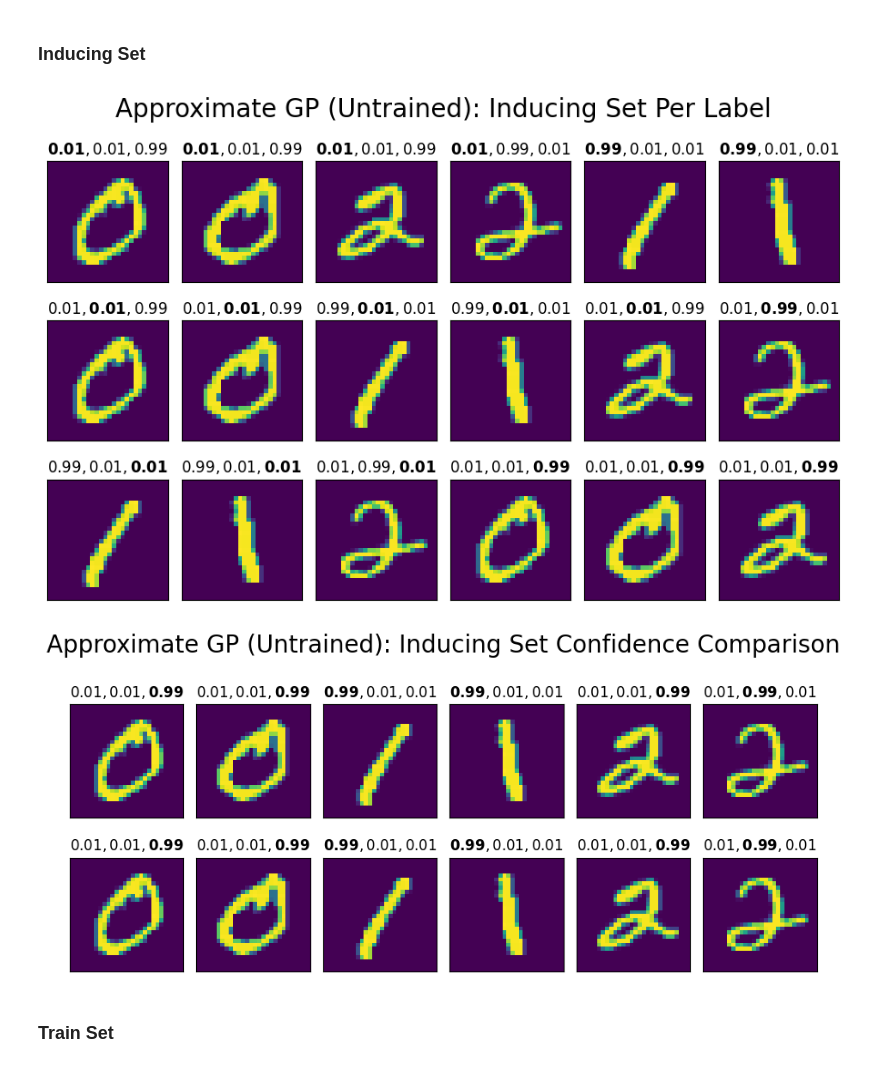
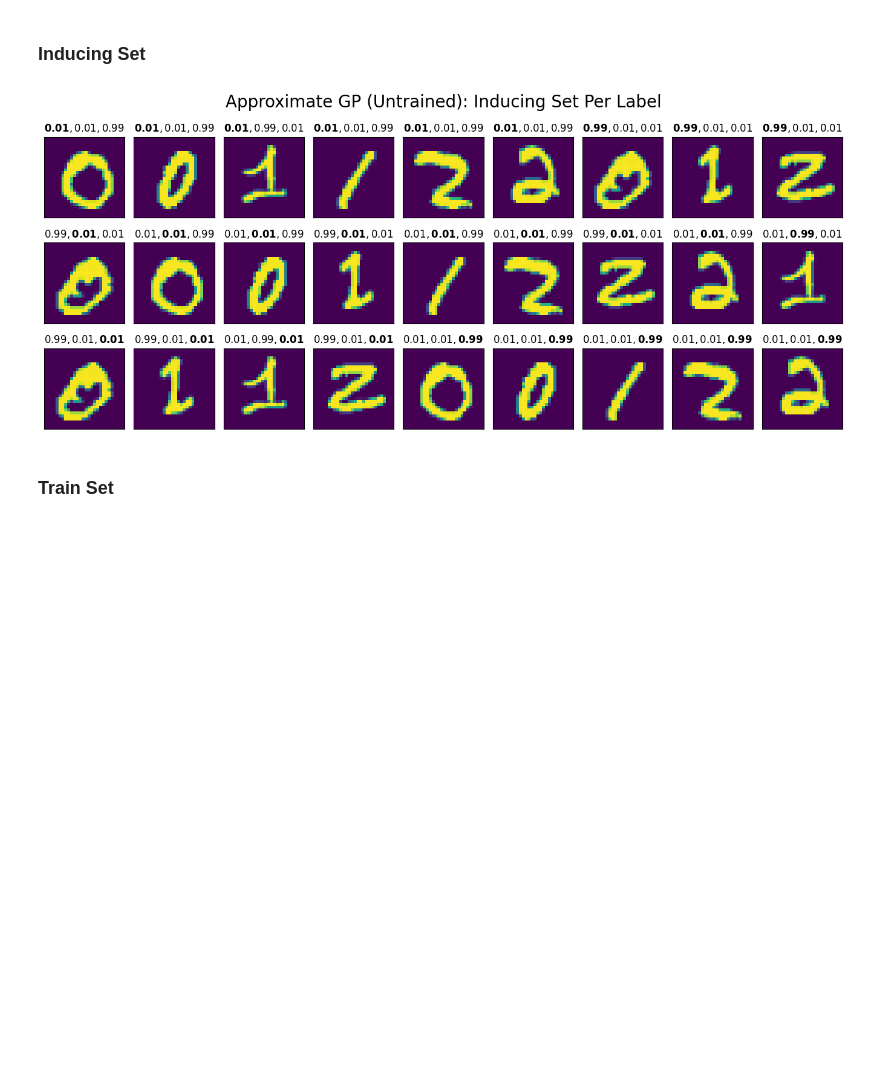
Before and after one commit to jswu18/gvi-gaussian-process, a Jupyter notebook: notebooks/classification-conv-nngp-toy-example.ipynb, the cells around one changed output. Cells and saved outputs as stored; diff of their text form; code cells hidden in the pictures; blank space fills up the shorter version.

Commit message:
add checkpoint distinguishing distinct mean classification models

```diff
--- a/notebooks/classification-conv-nngp-toy-example.ipynb
+++ b/notebooks/classification-conv-nngp-toy-example.ipynb
@@ -283,3 +250,26 @@ init_fn, apply_fn, kernel_fn = stax.serial(
 )
 apply_fn = jit(apply_fn)
 kernel_fn = jit(kernel_fn, static_argnames="get")
+# %%
+inducing_points_selector = ConditionalVarianceInducingPointsSelector()
+key, subkey = random.split(key)
+x_inducing = []
+y_inducing = []
+for label_idx in range(len(subset_class_labels)):
+    x_train_label = x_train[
+        label_idx*number_of_training_points_per_label:(label_idx+1)*number_of_training_points_per_label, ...
+    ]
+    y_train_label = y_train[
+        label_idx*number_of_training_points_per_label:(label_idx+1)*number_of_training_points_per_label
+    ]
+    x_inducing_label, idxs_inducing_label = inducing_points_selector.compute_inducing_points(
+        key=subkey,
+        training_inputs=x_train_label,
+        number_of_inducing_points=number_of_inducing_per_label,
+        kernel=NeuralNetworkGaussianProcessKernel(kernel_fn),
+        kernel_parameters=NeuralNetworkGaussianProcessKernelParameters()
+    )
+    x_inducing.append(x_inducing_label)
+    y_inducing.append(y_train_label[idxs_inducing_label])
+x_inducing = jnp.concatenate((x_inducing))
+y_inducing = jnp.concatenate((y_inducing))
@@ -511,10 +453,11 @@ approximate_classification_model = ApproximateClassificationModel(
 # %%
 approximate_classification_model_gaussian_measure_parameters = {}
 for label in approximate_classification_model.labels:
-    key, subkey = random.split(key)
+    key, subkey1 = random.split(key)
+    key, subkey2 = random.split(key)
     approximate_classification_model_gaussian_measure_parameters[label] = {
-        "mean_function": {"neural_network": neural_network.init(subkey, x_train)},
-        "kernel": {},
+        "mean_function": {"neural_network": neural_network.init(subkey1, x_train)},
+        "kernel": approximate_classification_model.gaussian_measures[label].kernel.initialise_random_parameters(subkey2),
     }
 approximate_classification_model_parameters = approximate_classification_model.generate_parameters(
     {"gaussian_measures": approximate_classification_model_gaussian_measure_parameters}
@@ -525,21 +468,15 @@ approximate_classification_model_parameters = approximate_classification_model.g
 ### Inducing Set
 # %%
 y_probabilities = approximate_classification_model.predict_probability(
-    parameters=approximate_classification_model_parameters, x=x_inducing
+    parameters=approximate_classification_model_parameters, x=x_inducing,
 )
 plot_image_probabilities(
     y_probabilities,
     x=x_inducing,
     title="Approximate GP (Untrained): Inducing Set Per Label",
 )
-plot_confidence_images(
-    y_probabilities,
-    x=x_inducing,
-    title="Approximate GP (Untrained): Inducing Set Confidence Comparison",
-)
 # %% [output]
-[figure, old version]
+[figure, new version]
-[figure, removed]
 # %% [markdown]
 ### Train Set
 # %%
```
Also changed, not shown: parts of 41 cells of this notebook, 9 other files.
